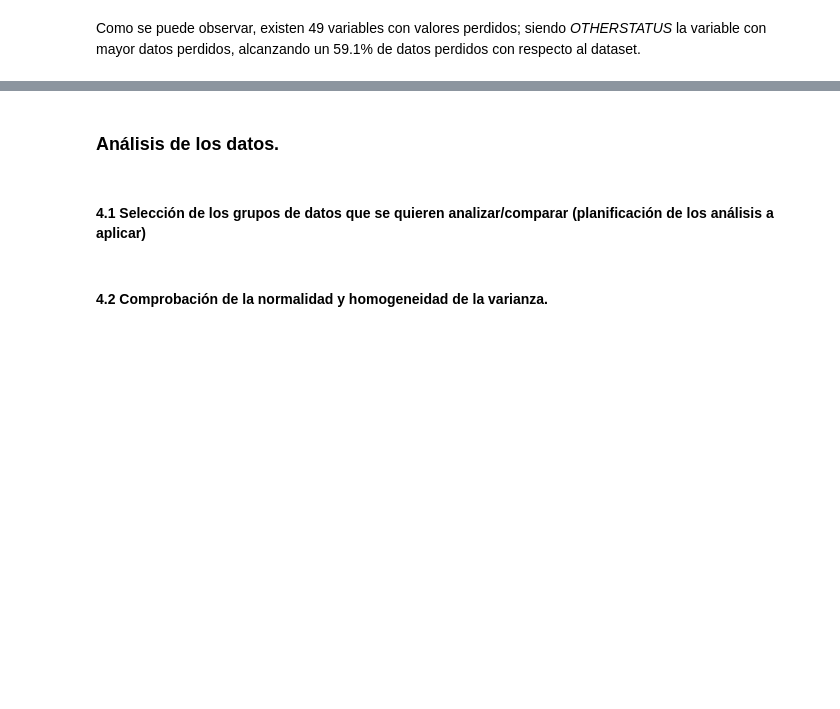
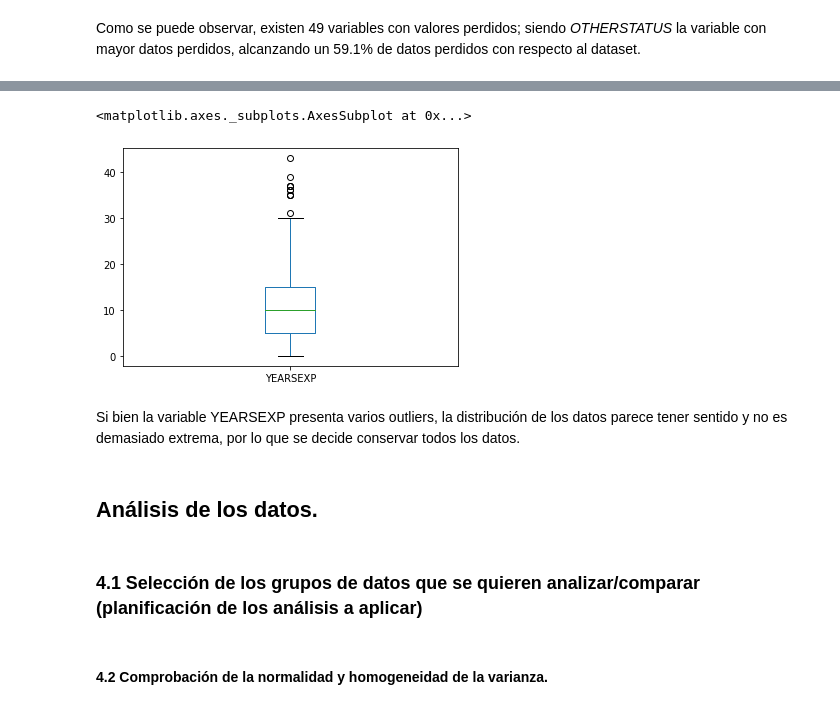
Before and after one commit to diegotriana11/wiki4HE_Data_Set, a Jupyter notebook: Prac2.ipynb, the cells around one changed output, grey strips where cells are left out. Saved outputs shown, nothing was run; the diff lists cells and outputs as text; code cells hidden in the pictures; blank space fills up the shorter version.

```diff
--- a/Prac2.ipynb
+++ b/Prac2.ipynb
@@ -298,7 +444,16 @@ Como se puede observar, existen 49 variables con valores perdidos; siendo _OTHER
+# %%
+# Años de experiencia
+data.YEARSEXP.plot.box()
+# %% [output]
+<matplotlib.axes._subplots.AxesSubplot at 0x...>
+[figure, added]
+# %% [markdown]
+Si bien la variable YEARSEXP presenta varios outliers, la distribución de los datos parece tener sentido y no es demasiado extrema, por lo que se decide conservar todos los datos.
 # %% [markdown]
-### Análisis de los datos.
+
+## Análisis de los datos.
 # %% [markdown]
-#### 4.1 Selección de los grupos de datos que se quieren analizar/comparar (planificación de los análisis a aplicar)
+### 4.1 Selección de los grupos de datos que se quieren analizar/comparar (planificación de los análisis a aplicar)
 # %% [markdown]
 #### 4.2 Comprobación de la normalidad y homogeneidad de la varianza.
 # %% [markdown]
```
Also changed, not shown: parts of 22 cells of this notebook.
